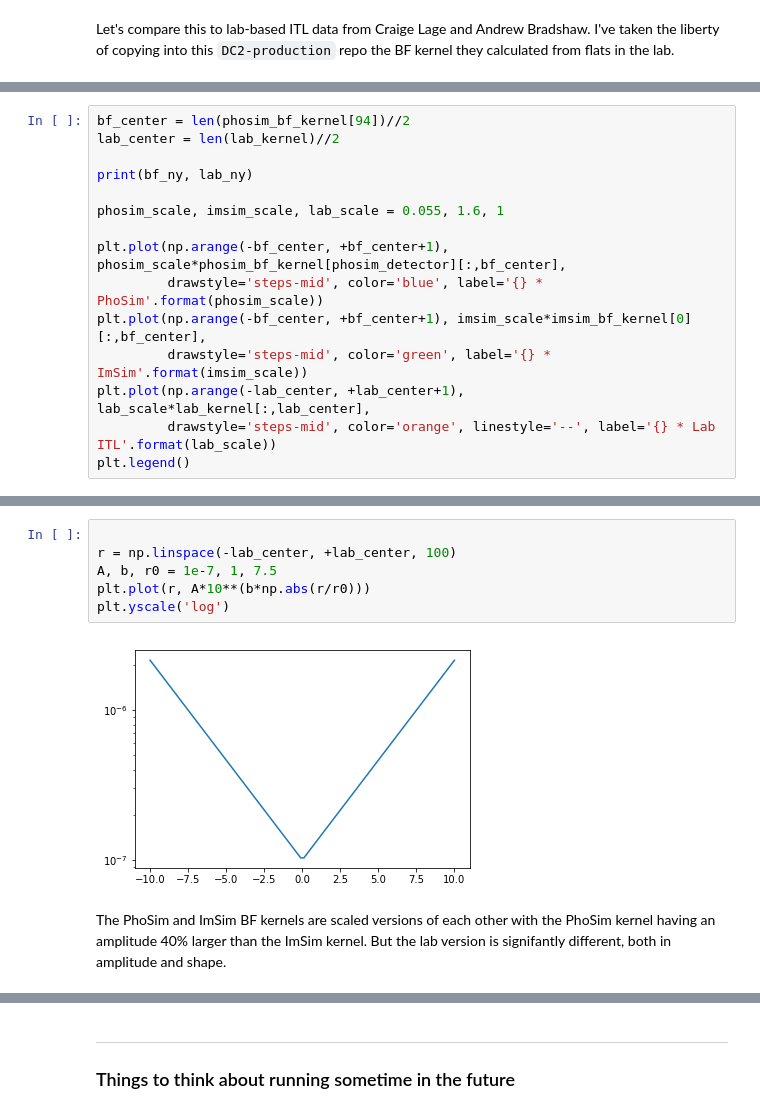
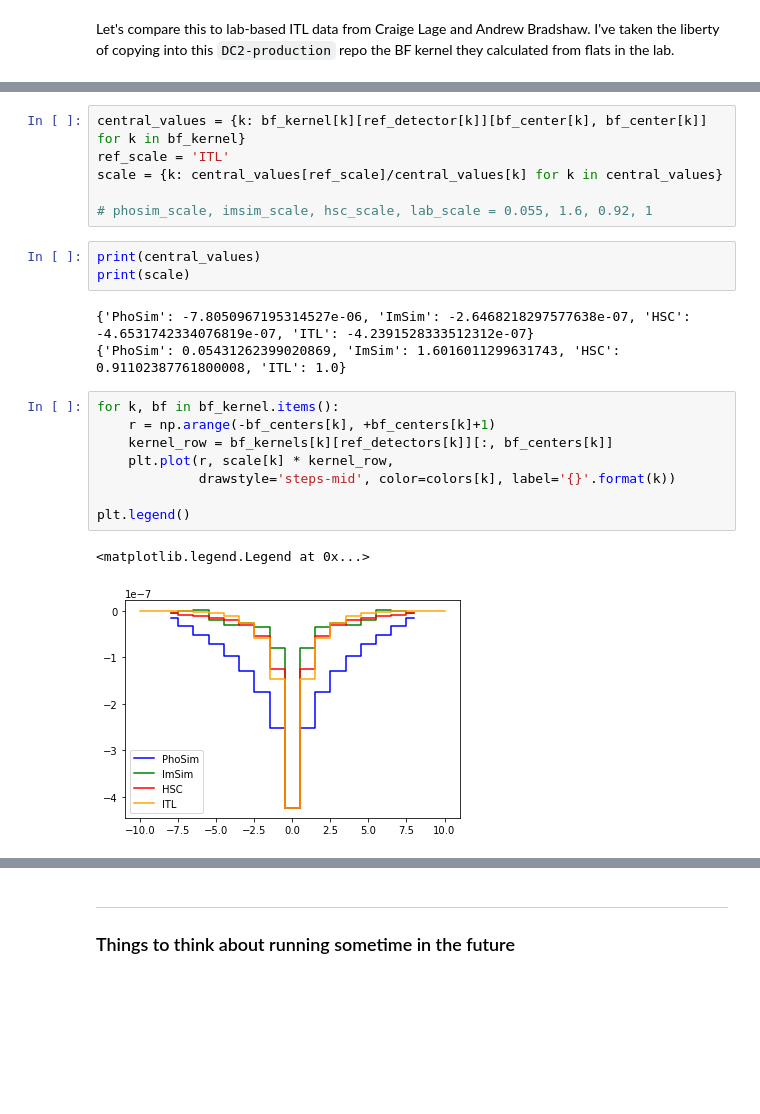
Before and after one commit to LSSTDESC/DC2-production, a Jupyter notebook: Notebooks/make_brighter_fatter_kernel.ipynb, the cells around one changed output, grey strips where cells are left out. Cells and saved outputs as stored; diff of their text form; blank space fills up the shorter version.

```diff
--- a/Notebooks/make_brighter_fatter_kernel.ipynb
+++ b/Notebooks/make_brighter_fatter_kernel.ipynb
@@ -263,15 +312,0 @@ Hmmmm... are these just multiplicatively scaled versions?
-# %%
-bf_center = len(phosim_bf_kernel[94])//2
-lab_center = len(lab_kernel)//2
-
-print(bf_ny, lab_ny)
-
-phosim_scale, imsim_scale, lab_scale = 0.055, 1.6, 1
-
-plt.plot(np.arange(-bf_center, +bf_center+1), phosim_scale*phosim_bf_kernel[phosim_detector][:,bf_center],
-         drawstyle='steps-mid', color='blue', label='{} * PhoSim'.format(phosim_scale))
-plt.plot(np.arange(-bf_center, +bf_center+1), imsim_scale*imsim_bf_kernel[0][:,bf_center],
-         drawstyle='steps-mid', color='green', label='{} * ImSim'.format(imsim_scale))
-plt.plot(np.arange(-lab_center, +lab_center+1), lab_scale*lab_kernel[:,lab_center],
-         drawstyle='steps-mid', color='orange', linestyle='--', label='{} * Lab ITL'.format(lab_scale))
-plt.legend()
@@ -318,10 +313,23 @@ plt.ylabel('BF kernel value')
-# %%
-
-r = np.linspace(-lab_center, +lab_center, 100)
-A, b, r0 = 1e-7, 1, 7.5
-plt.plot(r, A*10**(b*np.abs(r/r0)))
-plt.yscale('log')
-# %% [output]
-[figure, removed]
-# %% [markdown]
-The PhoSim and ImSim BF kernels are scaled versions of each other with the PhoSim kernel having an amplitude 40% larger than the ImSim kernel.  But the lab version is signifantly different, both in amplitude and shape.
+# %%
+central_values = {k: bf_kernel[k][ref_detector[k]][bf_center[k], bf_center[k]] for k in bf_kernel}
+ref_scale = 'ITL'
+scale = {k: central_values[ref_scale]/central_values[k] for k in central_values}
+
+# phosim_scale, imsim_scale, hsc_scale, lab_scale = 0.055, 1.6, 0.92, 1
+# %%
+print(central_values)
+print(scale)
+# %% [output]
+{'PhoSim': -7.8050967195314527e-06, 'ImSim': -2.6468218297577638e-07, 'HSC': -4.6531742334076819e-07, 'ITL': -4.2391528333512312e-07}
+{'PhoSim': 0.05431262399020869, 'ImSim': 1.6016011299631743, 'HSC': 0.91102387761800008, 'ITL': 1.0}
+# %%
+for k, bf in bf_kernel.items():
+    r = np.arange(-bf_centers[k], +bf_centers[k]+1)
+    kernel_row = bf_kernels[k][ref_detectors[k]][:, bf_centers[k]]
+    plt.plot(r, scale[k] * kernel_row,
+             drawstyle='steps-mid', color=colors[k], label='{}'.format(k))
+
+plt.legend()
+# %% [output]
+<matplotlib.legend.Legend at 0x...>
+[figure, added]
```
Also changed, not shown: parts of 14 cells of this notebook.
